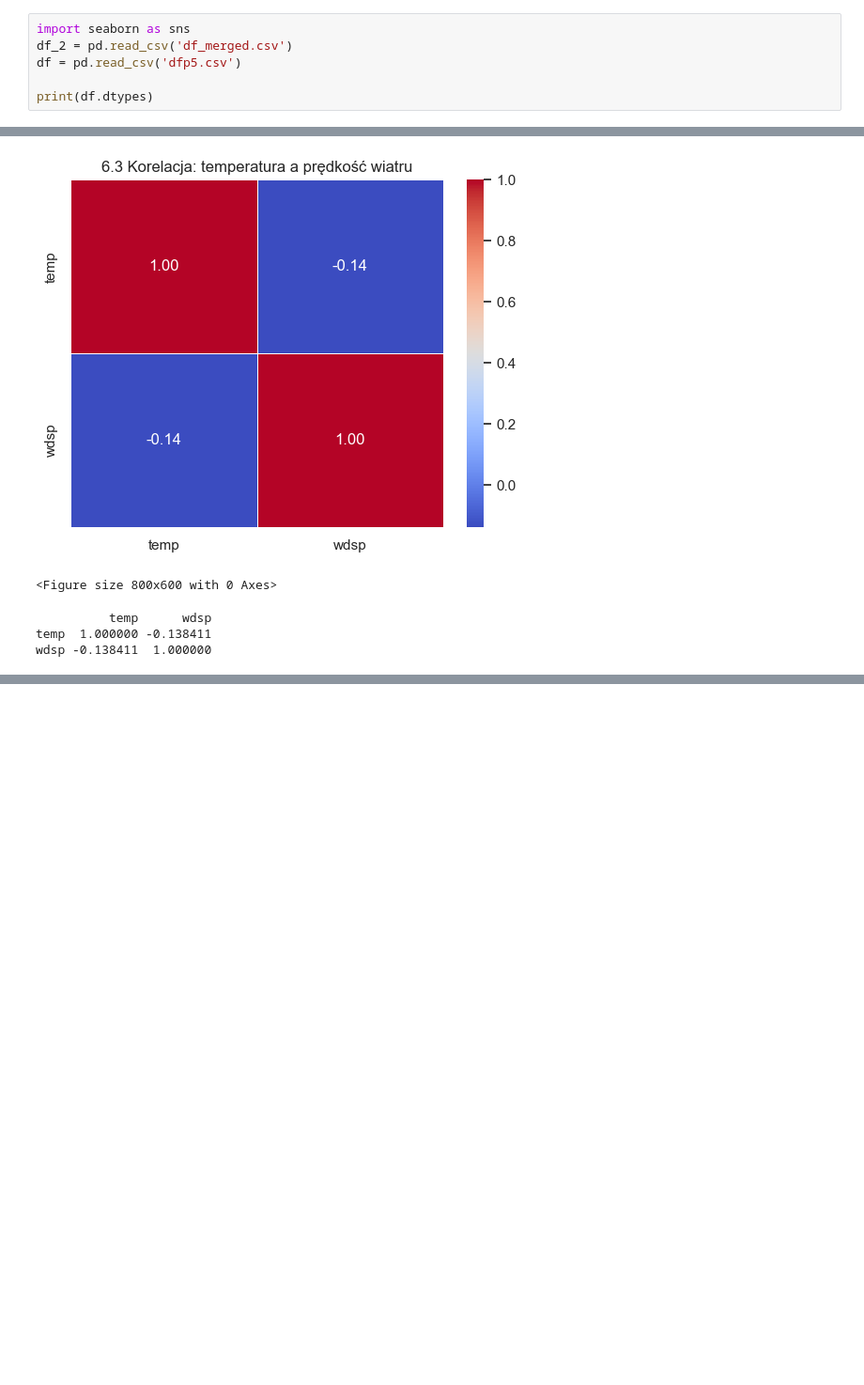
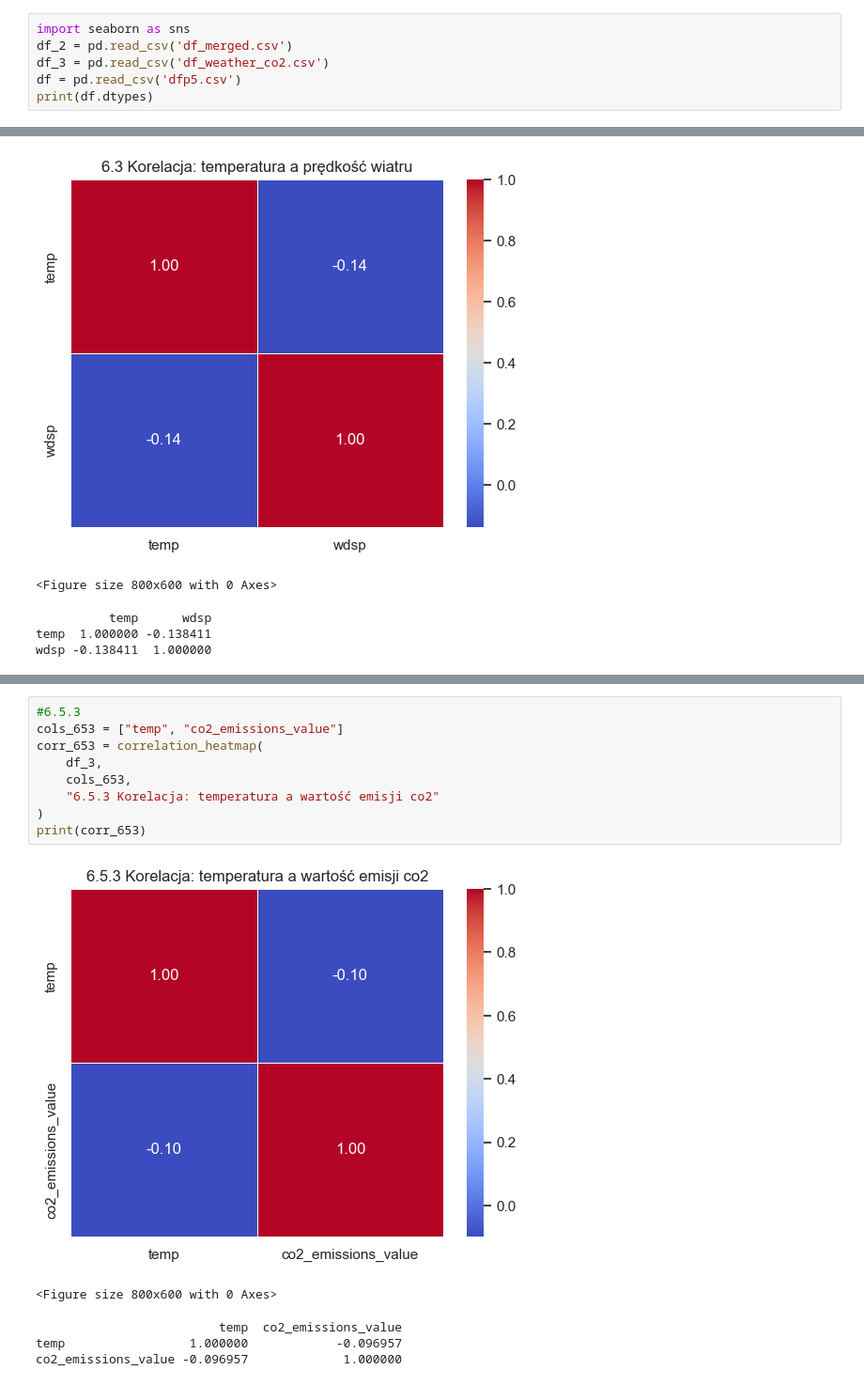
Before and after one commit to awalicki/Big_Data, a Jupyter notebook: Walicki_Dziuba_ZD2.ipynb, the cells around one changed output, grey strips where cells are left out. Shown at 94% size. Saved outputs shown, nothing was run; the diff lists cells and outputs as text; blank space fills up the shorter version.

```diff
--- a/Walicki_Dziuba_ZD2.ipynb
+++ b/Walicki_Dziuba_ZD2.ipynb
@@ -503,8 +503,8 @@ Część 6
 # %%
 import seaborn as sns
 df_2 = pd.read_csv('df_merged.csv')
+df_3 = pd.read_csv('df_weather_co2.csv')
 df = pd.read_csv('dfp5.csv')
-
 print(df.dtypes)
 # %% [output]
 stn                      object
@@ -611,0 +653,15 @@ Value -0.081667  1.000000
+# %%
+#6.5.3
+cols_653 = ["temp", "co2_emissions_value"]
+corr_653 = correlation_heatmap(
+    df_3,
+    cols_653,
+    "6.5.3 Korelacja: temperatura a wartość emisji co2"
+)
+print(corr_653)
+# %% [output]
+[figure, added]
+<Figure size 800x600 with 0 Axes>
+                         temp  co2_emissions_value
+temp                 1.000000            -0.096957
+co2_emissions_value -0.096957             1.000000
```
Also changed, not shown: parts of 5 cells of this notebook.
